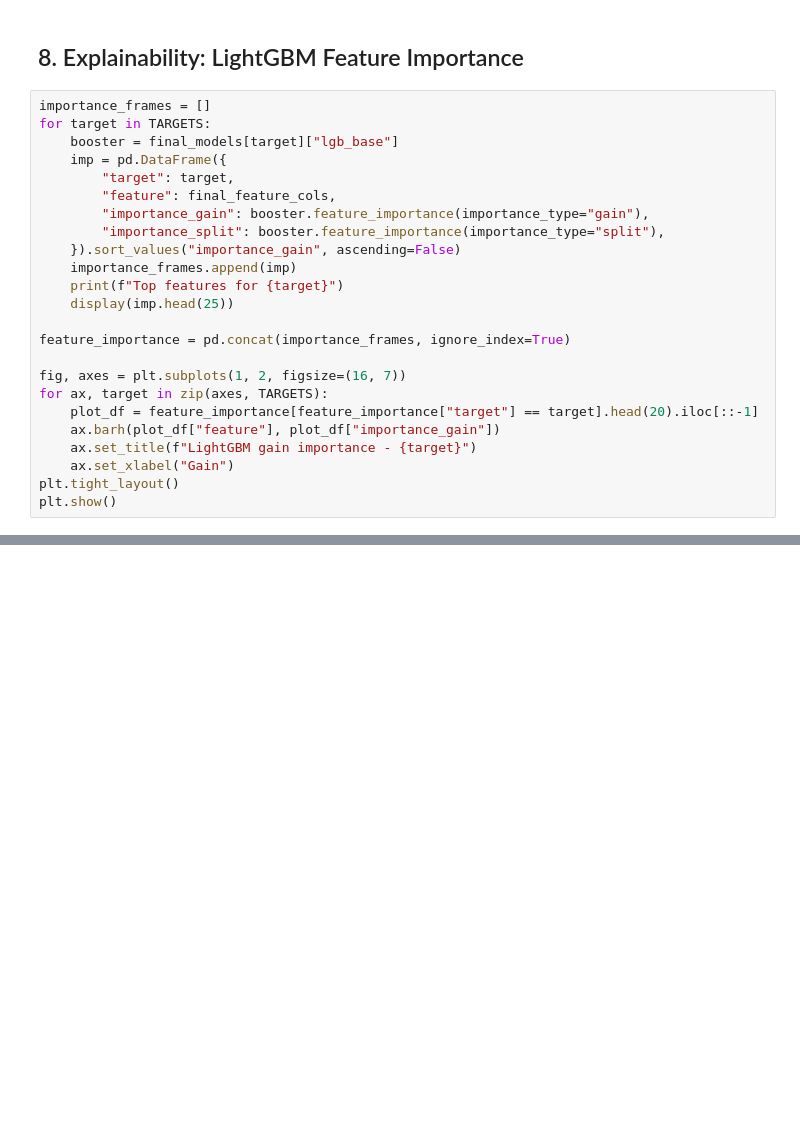
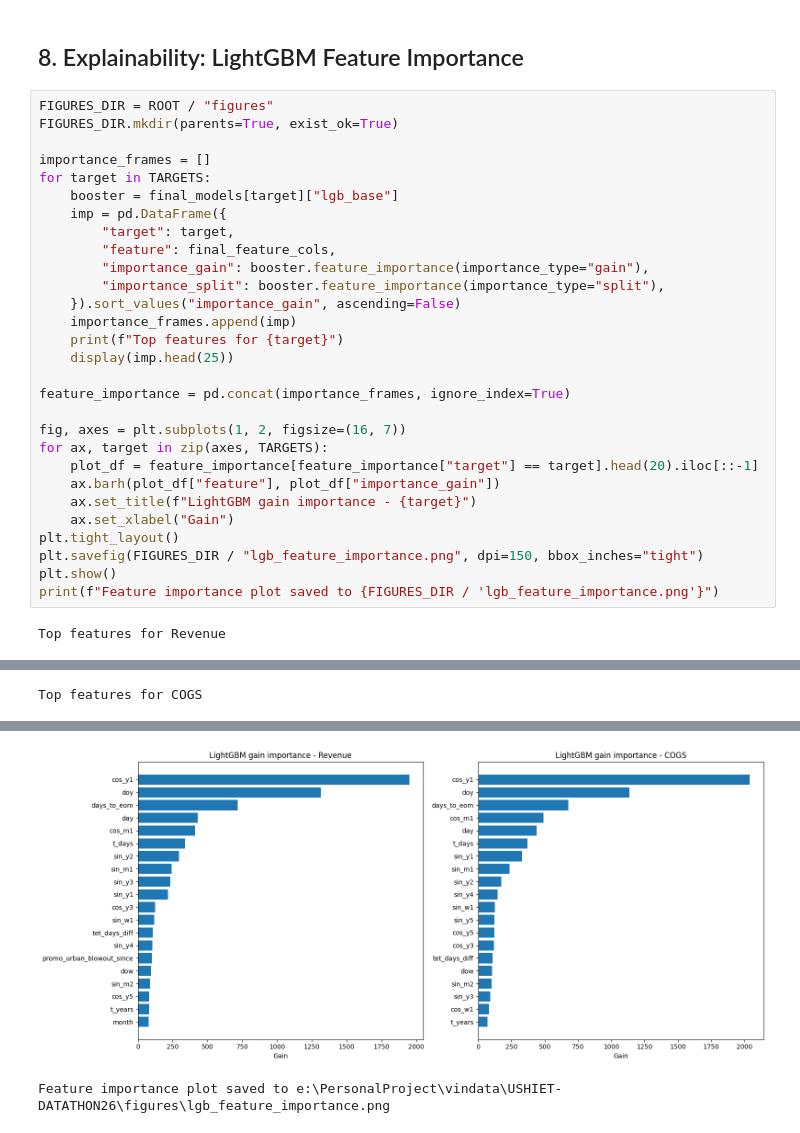
Before and after one commit to Ngoc-Cac/USHIET-DATATHON26, a Jupyter notebook: vindatathon_task3_forecasting.ipynb, the cells around one changed output, grey strips where cells are left out. Saved outputs shown, nothing was run; the diff lists cells and outputs as text; blank space fills up the shorter version.

```diff
--- a/vindatathon_task3_forecasting.ipynb
+++ b/vindatathon_task3_forecasting.ipynb
@@ -609,6 +658,9 @@ display(submission_to_save.tail(10))
 # %% [markdown]
 ## 8. Explainability: LightGBM Feature Importance
 # %%
+FIGURES_DIR = ROOT / "figures"
+FIGURES_DIR.mkdir(parents=True, exist_ok=True)
+
 importance_frames = []
 for target in TARGETS:
     booster = final_models[target]["lgb_base"]
@@ -631,4 +683,8 @@ for ax, target in zip(axes, TARGETS):
     ax.set_title(f"LightGBM gain importance - {target}")
     ax.set_xlabel("Gain")
 plt.tight_layout()
+plt.savefig(FIGURES_DIR / "lgb_feature_importance.png", dpi=150, bbox_inches="tight")
 plt.show()
+print(f"Feature importance plot saved to {FIGURES_DIR / 'lgb_feature_importance.png'}")
+# %% [output]
+Top features for Revenue
@@ -634,0 +708 @@ plt.show()
+Top features for COGS
@@ -634,0 +726,2 @@ plt.show()
+[figure, added]
+Feature importance plot saved to e:\PersonalProject\vindata\USHIET-DATATHON26\figures\lgb_feature_importance.png
```
Also changed, not shown: parts of 7 cells of this notebook.
